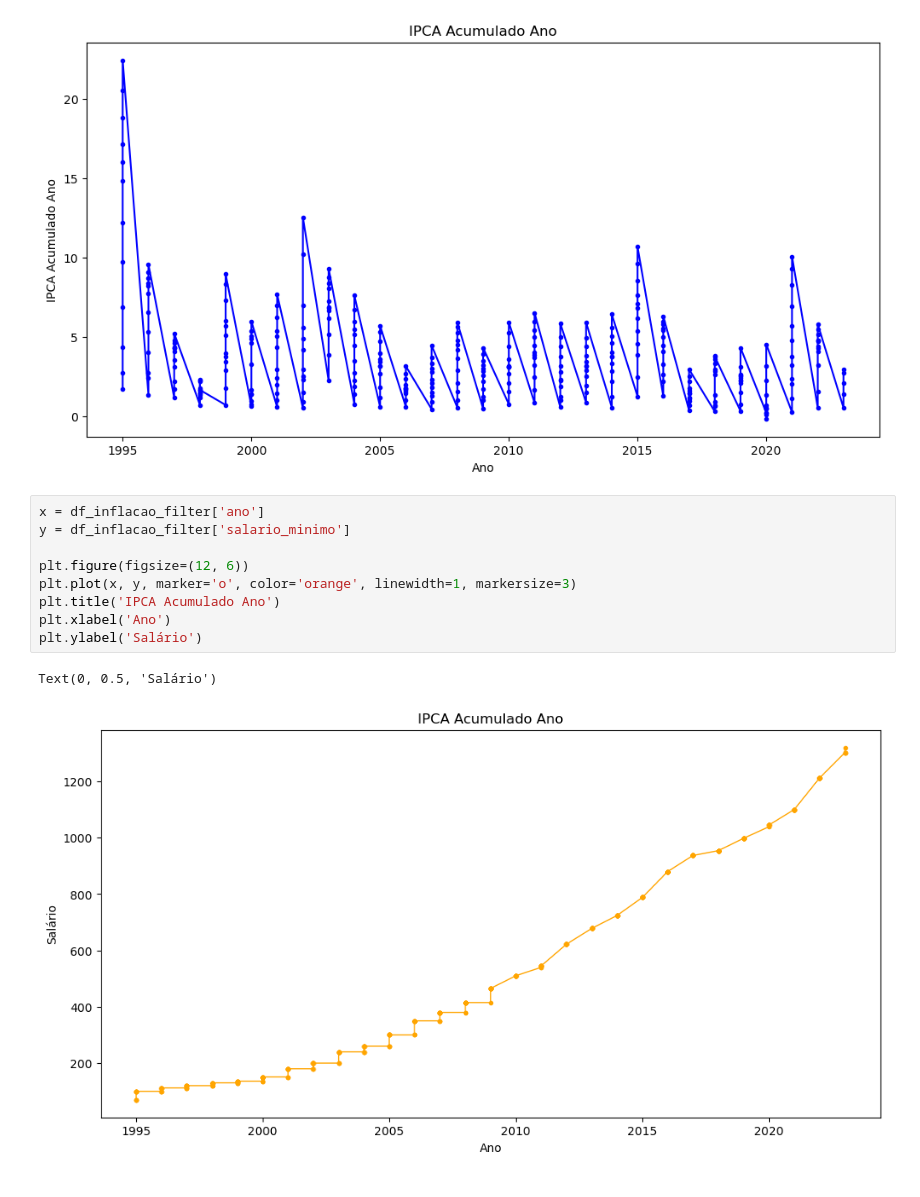
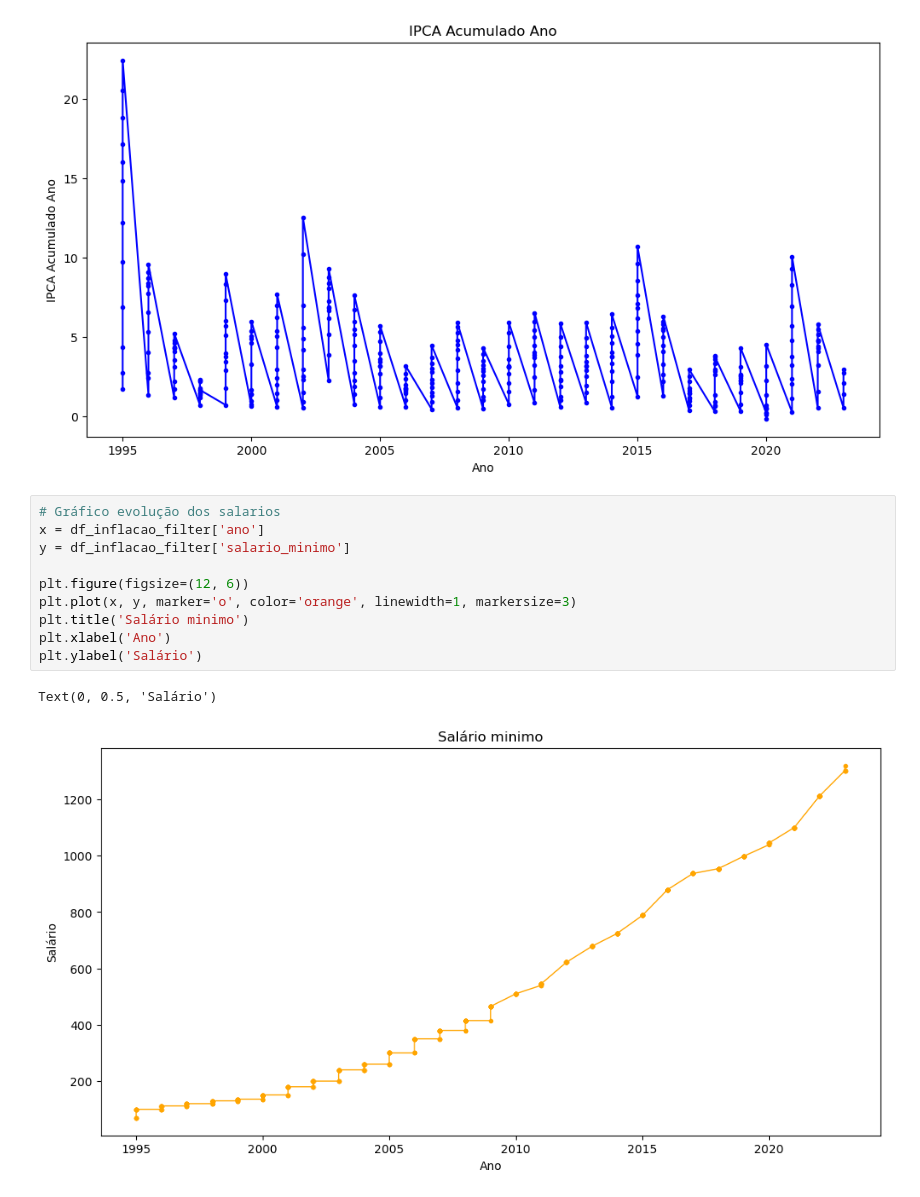
Before and after one commit to wesleymarchi/task-dataset, a Jupyter notebook: sample.ipynb, the cells around one changed output. Cells and saved outputs as stored; diff of their text form.

```diff
--- a/sample.ipynb
+++ b/sample.ipynb
@@ -61,14 +59,15 @@ plt.ylabel('IPCA Acumulado Ano')
 Text(0, 0.5, 'IPCA Acumulado Ano')
 [figure]
 # %%
+# Gráfico evolução dos salarios
 x = df_inflacao_filter['ano']
 y = df_inflacao_filter['salario_minimo']
 
 plt.figure(figsize=(12, 6))
 plt.plot(x, y, marker='o', color='orange', linewidth=1, markersize=3)
-plt.title('IPCA Acumulado Ano')
+plt.title('Salário minimo')
 plt.xlabel('Ano')
 plt.ylabel('Salário')
 # %% [output]
 Text(0, 0.5, 'Salário')
-[figure, old version]
+[figure, new version]
```
Also changed, not shown: parts of 8 cells of this notebook, 1 other file.
